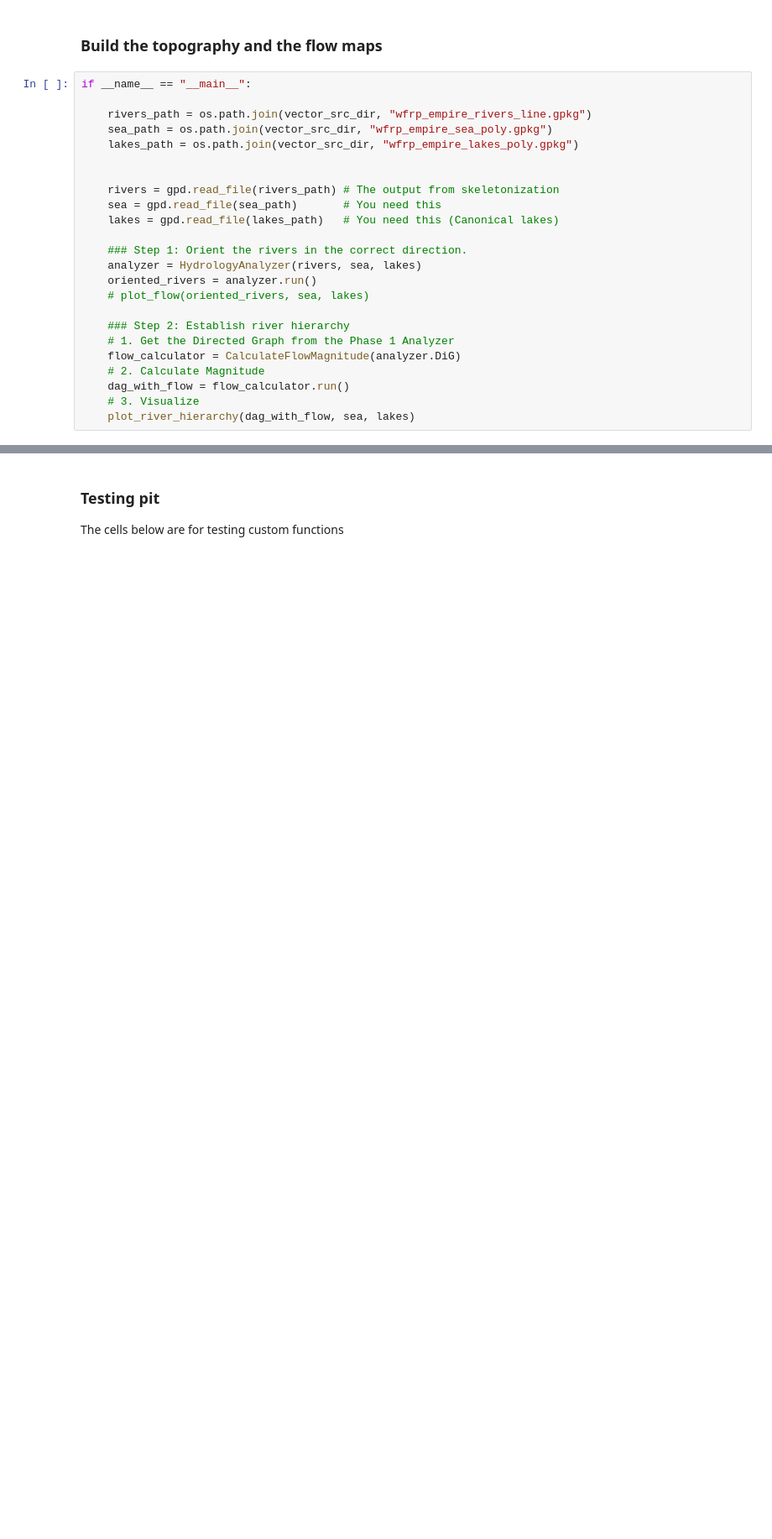
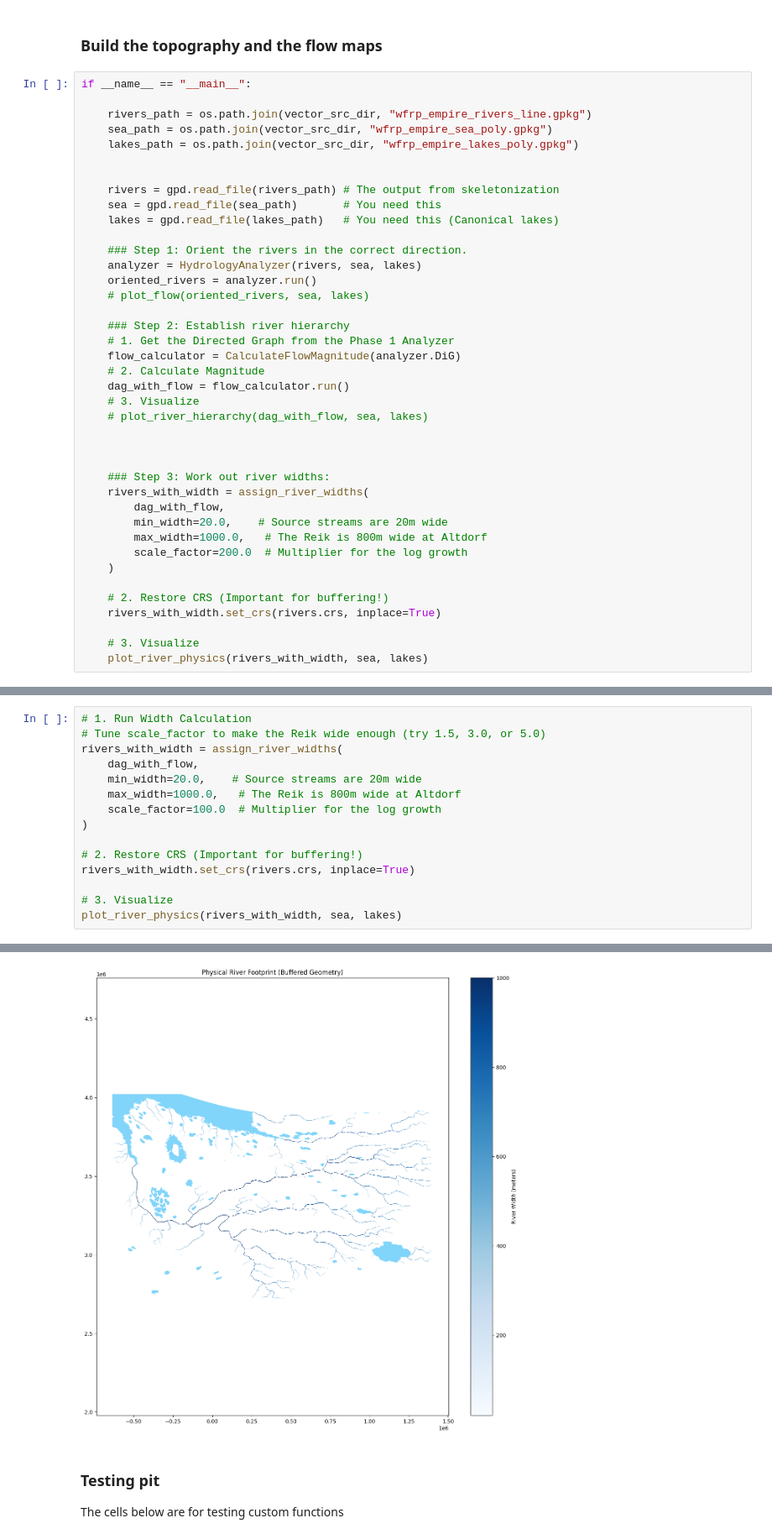
Before and after one commit to pete-jacobsson/enemy_rebuilt, a Jupyter notebook: wfrp_empire_rework.ipynb, the cells around one changed output, grey strips where cells are left out. Shown at 84% size. Cells and saved outputs as stored; diff of their text form; blank space fills up the shorter version.

```diff
--- a/wfrp_empire_rework.ipynb
+++ b/wfrp_empire_rework.ipynb
@@ -263,7 +263,23 @@ if __name__ == "__main__":
     # 2. Calculate Magnitude
     dag_with_flow = flow_calculator.run()
     # 3. Visualize
-    plot_river_hierarchy(dag_with_flow, sea, lakes)
+    # plot_river_hierarchy(dag_with_flow, sea, lakes)
+
+
+
+    ### Step 3: Work out river widths:
+    rivers_with_width = assign_river_widths(
+        dag_with_flow,
+        min_width=20.0,    # Source streams are 20m wide
+        max_width=1000.0,   # The Reik is 800m wide at Altdorf
+        scale_factor=200.0  # Multiplier for the log growth
+    )
+
+    # 2. Restore CRS (Important for buffering!)
+    rivers_with_width.set_crs(rivers.crs, inplace=True)
+
+    # 3. Visualize
+    plot_river_physics(rivers_with_width, sea, lakes)
 # %% [output]
 INFO: --- Phase 1: Hydrological Orientation (Class-Based) ---
 INFO: Building base topology...
@@ -275,0 +409,16 @@ INFO: Reconstructing geometry...
+# %%
+# 1. Run Width Calculation
+# Tune scale_factor to make the Reik wide enough (try 1.5, 3.0, or 5.0)
+rivers_with_width = assign_river_widths(
+    dag_with_flow,
+    min_width=20.0,    # Source streams are 20m wide
+    max_width=1000.0,   # The Reik is 800m wide at Altdorf
+    scale_factor=100.0  # Multiplier for the log growth
+)
+
+# 2. Restore CRS (Important for buffering!)
+rivers_with_width.set_crs(rivers.crs, inplace=True)
+
+# 3. Visualize
+plot_river_physics(rivers_with_width, sea, lakes)
+# %% [output]
@@ -276,3 +430,4 @@ INFO: Reconstructing geometry...
+[figure, added]
 # %% [markdown]
 ### Testing pit
 
```
Also changed, not shown: parts of 4 cells of this notebook, 2 other files.
